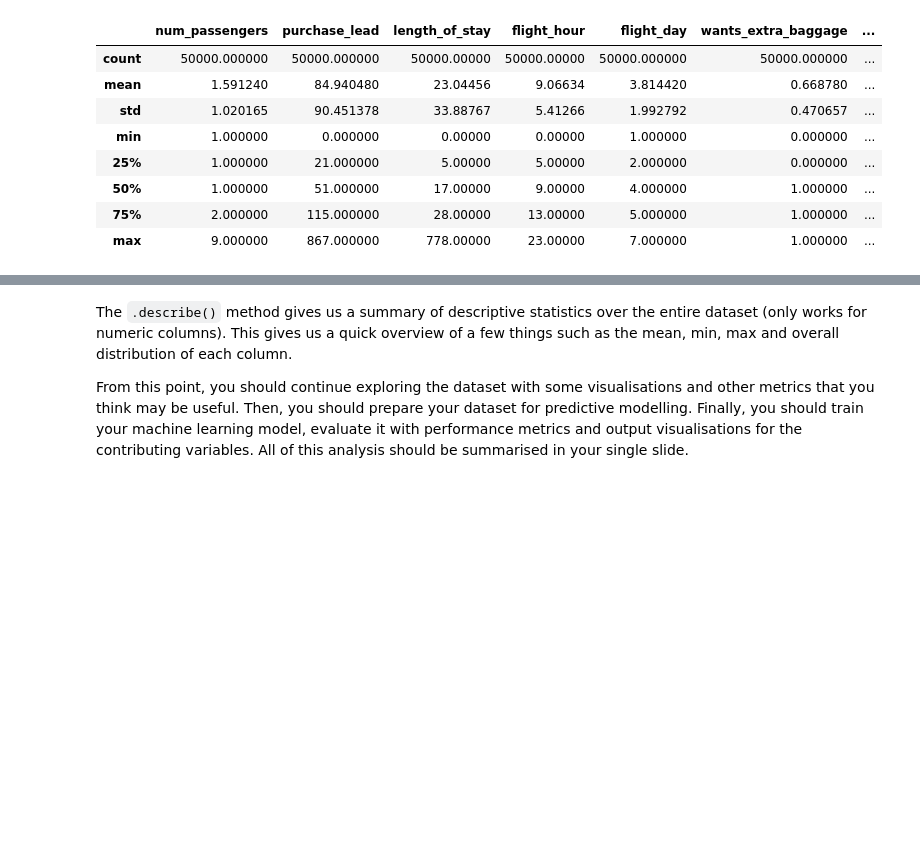
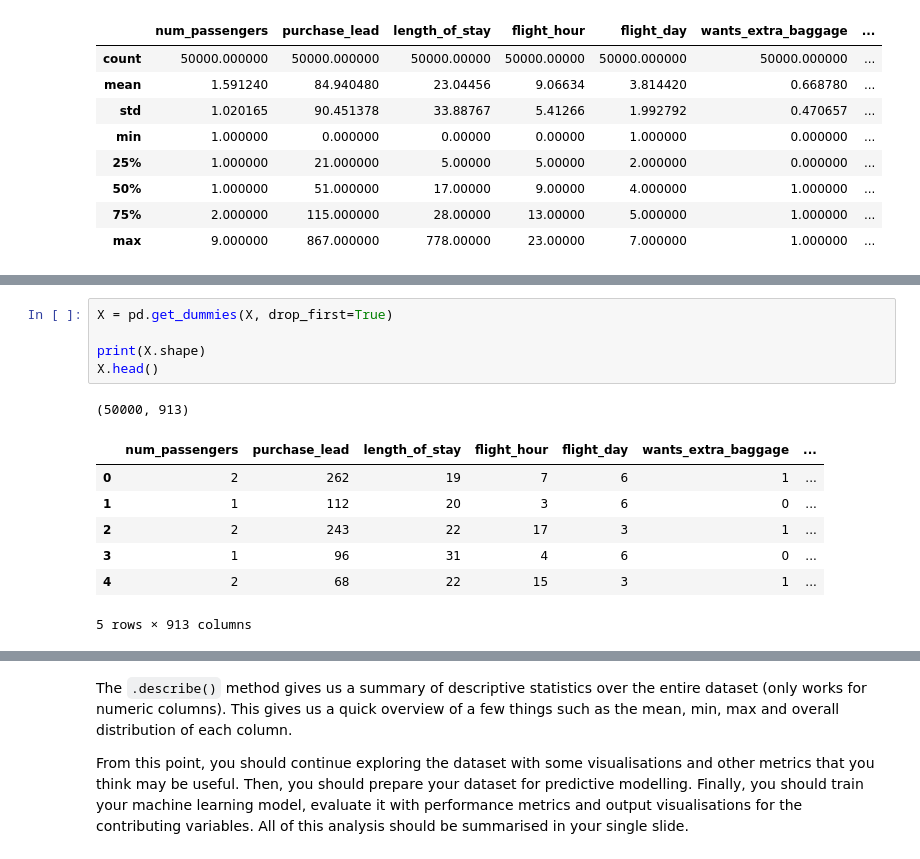
Before and after one commit to Busi1995/british-airways-customer-booking-prediction, a Jupyter notebook: Getting Started.ipynb, the cells around one changed output, grey strips where cells are left out. Saved outputs shown, nothing was run; the diff lists cells and outputs as text; blank space fills up the shorter version.

```diff
--- a/Getting Started.ipynb
+++ b/Getting Started.ipynb
@@ -94,0 +126,14 @@ df.describe()
+# %%
+X = pd.get_dummies(X, drop_first=True)
+
+print(X.shape)
+X.head()
+# %% [output]
+(50000, 913)
+|  | num_passengers | purchase_lead | length_of_stay | flight_hour | flight_day | wants_extra_baggage | ... |
+| 0 | 2 | 262 | 19 | 7 | 6 | 1 | ... |
+| 1 | 1 | 112 | 20 | 3 | 6 | 0 | ... |
+| 2 | 2 | 243 | 22 | 17 | 3 | 1 | ... |
+| 3 | 1 | 96 | 31 | 4 | 6 | 0 | ... |
+| 4 | 2 | 68 | 22 | 15 | 3 | 1 | ... |
+5 rows × 913 columns
```
Also changed, not shown: parts of 13 cells of this notebook.
